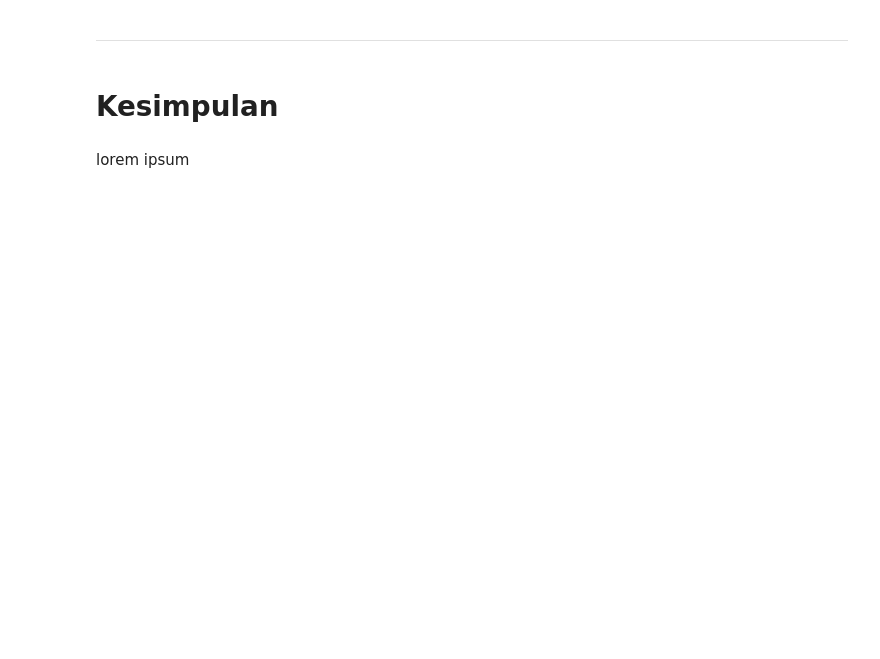
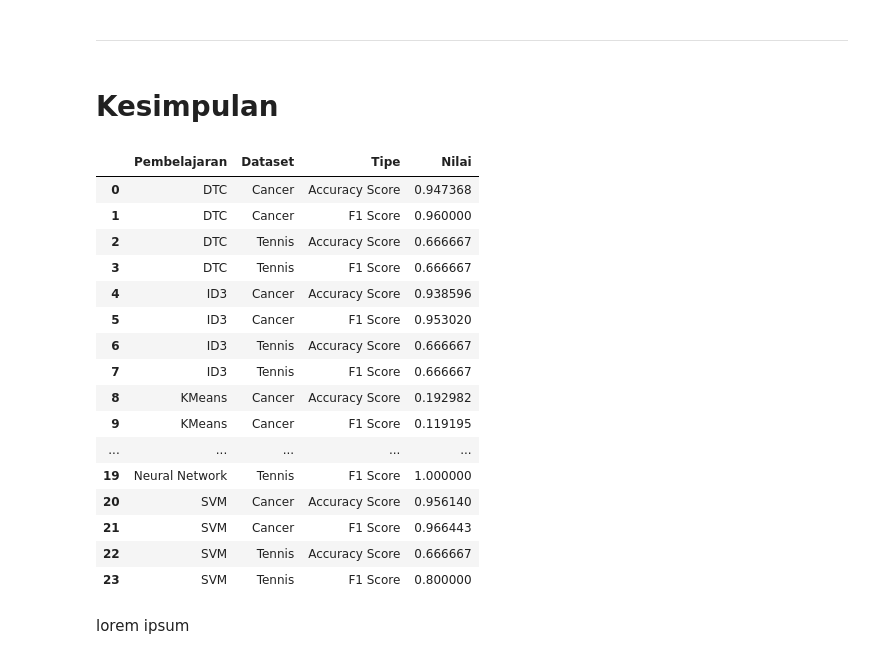
Before and after one commit to benidictusgalihmp/ML-Basic-DTL, a Jupyter notebook: src/main.ipynb, the cells around one changed output. Drawn from its saved outputs; the diff is of its cells as text; code cells hidden in the pictures; blank space fills up the shorter version.

Commit message:
adding recap 2

```diff
--- a/src/main.ipynb
+++ b/src/main.ipynb
@@ -528,5 +536,25 @@ F1 Score   : 0.8
 ---
 # %% [markdown]
 # Kesimpulan
+# %%
+recap
+# %% [output]
+|  | Pembelajaran | Dataset | Tipe | Nilai |
+| 0 | DTC | Cancer | Accuracy Score | 0.947368 |
+| 1 | DTC | Cancer | F1 Score | 0.960000 |
+| 2 | DTC | Tennis | Accuracy Score | 0.666667 |
+| 3 | DTC | Tennis | F1 Score | 0.666667 |
+| 4 | ID3 | Cancer | Accuracy Score | 0.938596 |
+| 5 | ID3 | Cancer | F1 Score | 0.953020 |
+| 6 | ID3 | Tennis | Accuracy Score | 0.666667 |
+| 7 | ID3 | Tennis | F1 Score | 0.666667 |
+| 8 | KMeans | Cancer | Accuracy Score | 0.192982 |
+| 9 | KMeans | Cancer | F1 Score | 0.119195 |
+| ... | ... | ... | ... | ... |
+| 19 | Neural Network | Tennis | F1 Score | 1.000000 |
+| 20 | SVM | Cancer | Accuracy Score | 0.956140 |
+| 21 | SVM | Cancer | F1 Score | 0.966443 |
+| 22 | SVM | Tennis | Accuracy Score | 0.666667 |
+| 23 | SVM | Tennis | F1 Score | 0.800000 |
 # %% [markdown]
 lorem ipsum
```
Also changed, not shown: parts of 7 cells of this notebook.
